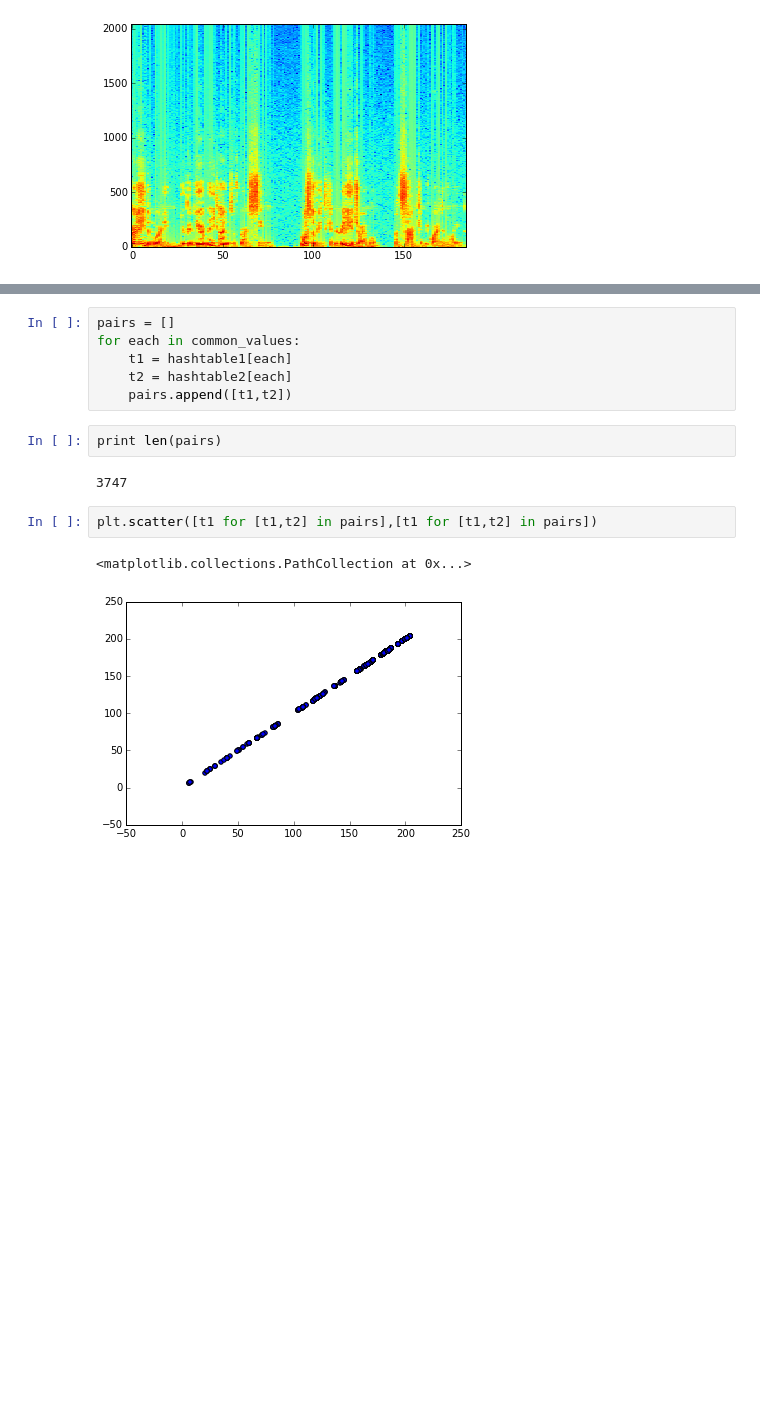
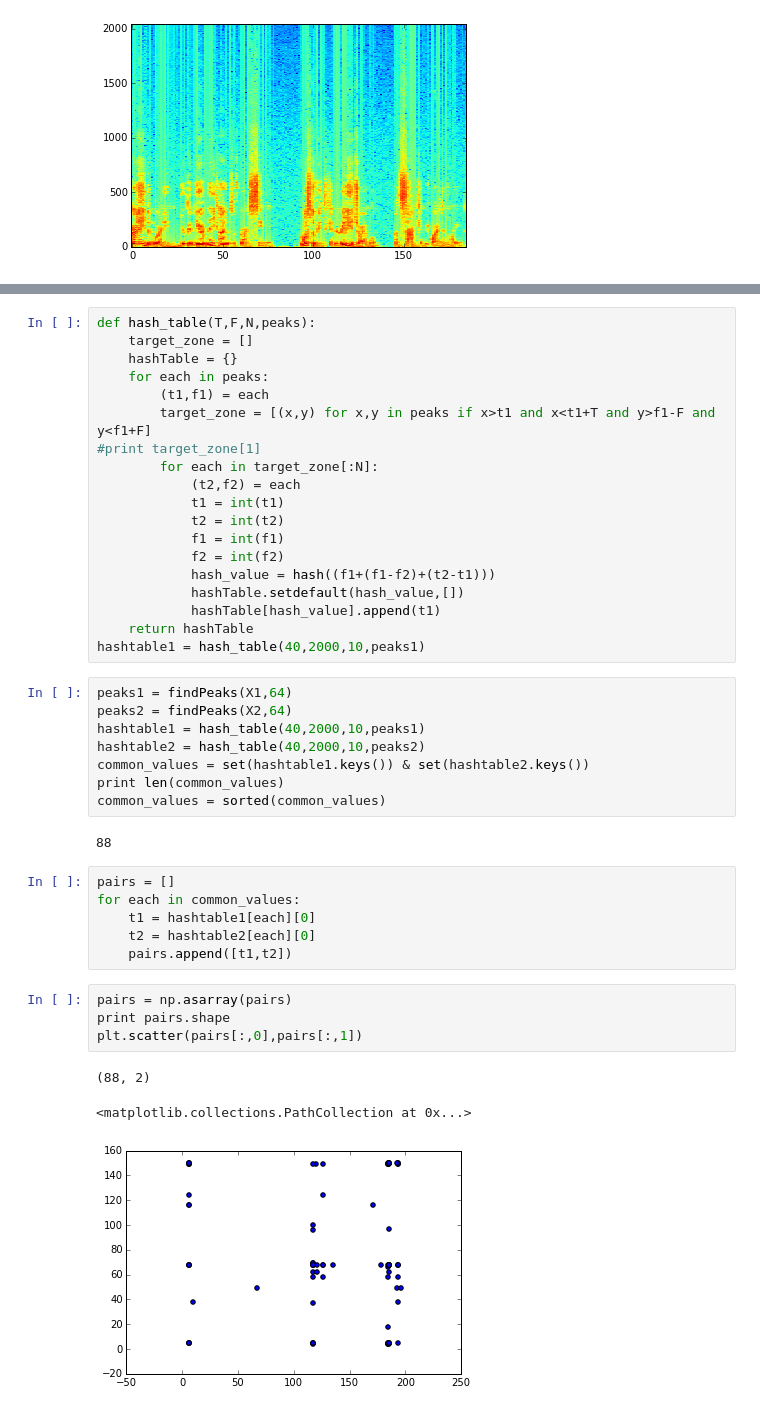
Before and after one commit to yeehanchan/SignalProcessing, a Jupyter notebook: HW2/HW2.ipynb, the cells around one changed output, grey strips where cells are left out. Cells and saved outputs as stored; diff of their text form; blank space fills up the shorter version.

```diff
--- a/HW2/HW2.ipynb
+++ b/HW2/HW2.ipynb
@@ -131,15 +96,43 @@ print len(hashtable2)
+# %%
+def hash_table(T,F,N,peaks):
+    target_zone = []
+    hashTable = {}
+    for each in peaks:
+        (t1,f1) = each
+        target_zone = [(x,y) for x,y in peaks if x>t1 and x<t1+T and y>f1-F and y<f1+F]
+#print target_zone[1]
+        for each in target_zone[:N]:
+            (t2,f2) = each
+            t1 = int(t1)
+            t2 = int(t2)
+            f1 = int(f1)
+            f2 = int(f2)
+            hash_value = hash((f1+(f1-f2)+(t2-t1)))
+            hashTable.setdefault(hash_value,[])
+            hashTable[hash_value].append(t1)
+    return hashTable
+hashtable1 = hash_table(40,2000,10,peaks1)
+# %%
+peaks1 = findPeaks(X1,64)
+peaks2 = findPeaks(X2,64)
+hashtable1 = hash_table(40,2000,10,peaks1)
+hashtable2 = hash_table(40,2000,10,peaks2)
+common_values = set(hashtable1.keys()) & set(hashtable2.keys())
+print len(common_values)
+common_values = sorted(common_values)
+# %% [output]
+88
 # %%
 pairs = []
 for each in common_values:
-    t1 = hashtable1[each]
-    t2 = hashtable2[each]
+    t1 = hashtable1[each][0]
+    t2 = hashtable2[each][0]
     pairs.append([t1,t2])
-# %%
-print len(pairs)
-# %% [output]
-3747
-# %%
-plt.scatter([t1 for [t1,t2] in pairs],[t1 for [t1,t2] in pairs])
-# %% [output]
-<matplotlib.collections.PathCollection at 0x...>
-[figure, removed]
+# %%
+pairs = np.asarray(pairs)
+print pairs.shape
+plt.scatter(pairs[:,0],pairs[:,1])
+# %% [output]
+(88, 2)
+<matplotlib.collections.PathCollection at 0x...>
+[figure, added]
```
Also changed, not shown: parts of 9 cells of this notebook, 1 other file.
